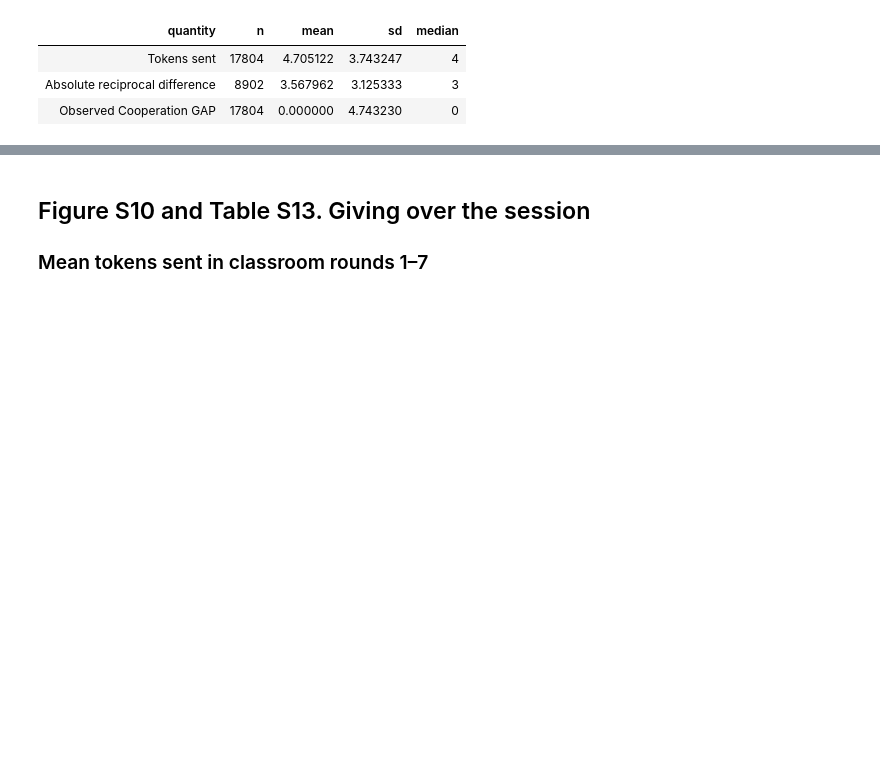
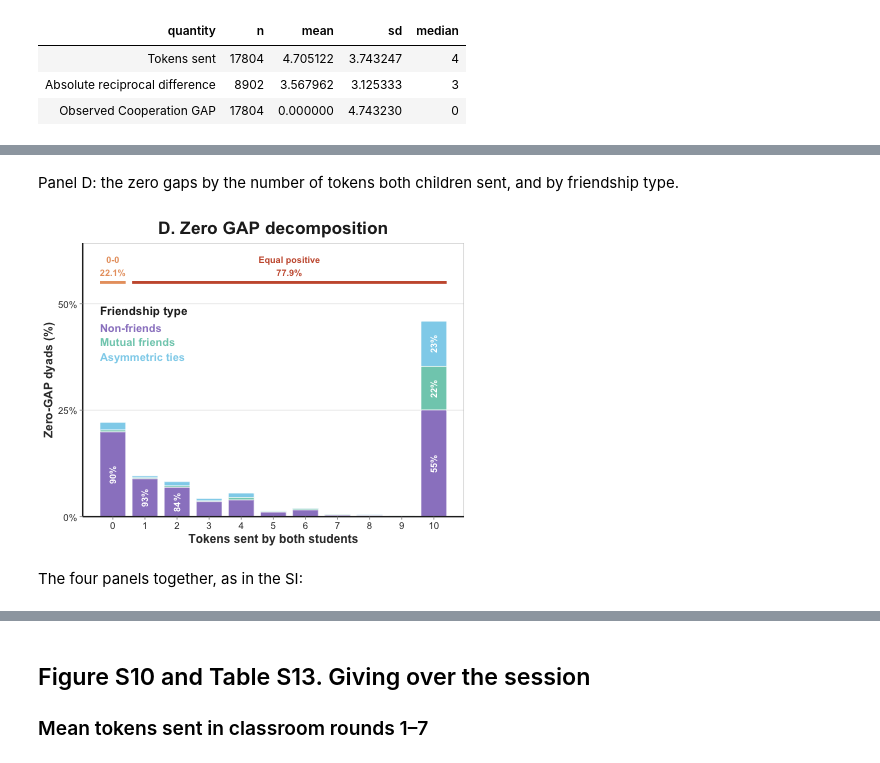
Before and after one commit to melanieoyarzun/patio-en-red, a Jupyter notebook: notebooks/si/S5_game_and_time.ipynb, the cells around one changed output, grey strips where cells are left out. Drawn from its saved outputs; the diff is of its cells as text; code cells hidden in the pictures; blank space fills up the shorter version.

```diff
--- a/notebooks/si/S5_game_and_time.ipynb
+++ b/notebooks/si/S5_game_and_time.ipynb
@@ -258,0 +258,9 @@ figure_s9
+# %% [markdown]
+Panel D: the zero gaps by the number of tokens both children sent, and
+by friendship type.
+# %%
+panel_d
+# %% [output]
+[figure, added]
+# %% [markdown]
+The four panels together, as in the SI:
```
Also changed, not shown: parts of 81 cells of this notebook, 35 other files.
